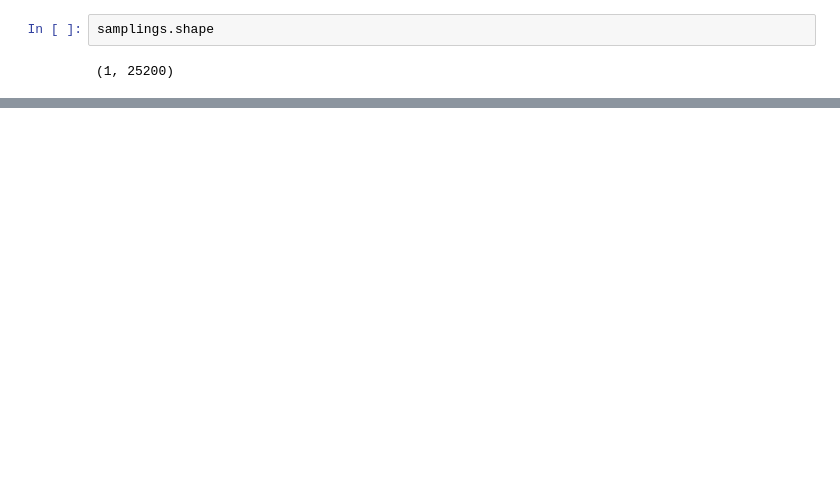
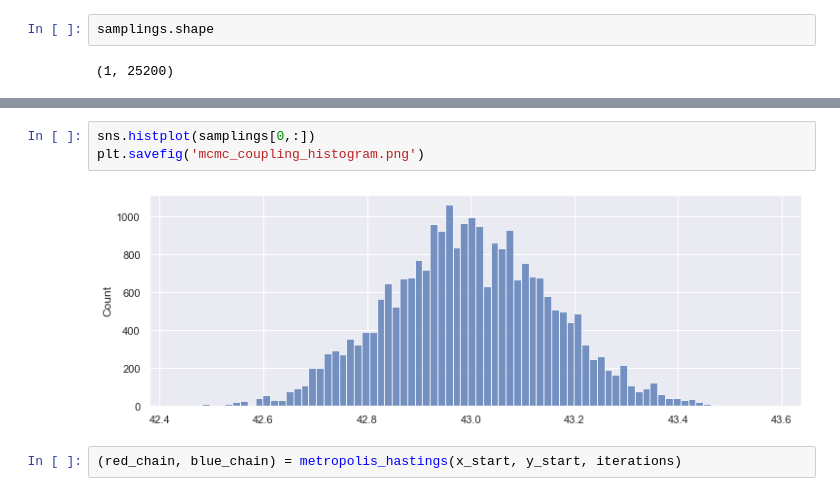
Before and after one commit to gabryallaseconda/Bayesian-ABC-and-MCC, a Jupyter notebook: CouplingsCode/v2/parallelized_univariate.ipynb, the cells around one changed output, grey strips where cells are left out. Saved outputs shown, nothing was run; the diff lists cells and outputs as text; blank space fills up the shorter version.

```diff
--- a/CouplingsCode/v2/parallelized_univariate.ipynb
+++ b/CouplingsCode/v2/parallelized_univariate.ipynb
@@ -424,0 +440,7 @@ samplings.shape
+# %%
+sns.histplot(samplings[0,:])
+plt.savefig('mcmc_coupling_histogram.png')
+# %% [output]
+[figure, added]
+# %%
+(red_chain, blue_chain) = metropolis_hastings(x_start, y_start, iterations)
```
Also changed, not shown: parts of 10 cells of this notebook, 6 other files.
